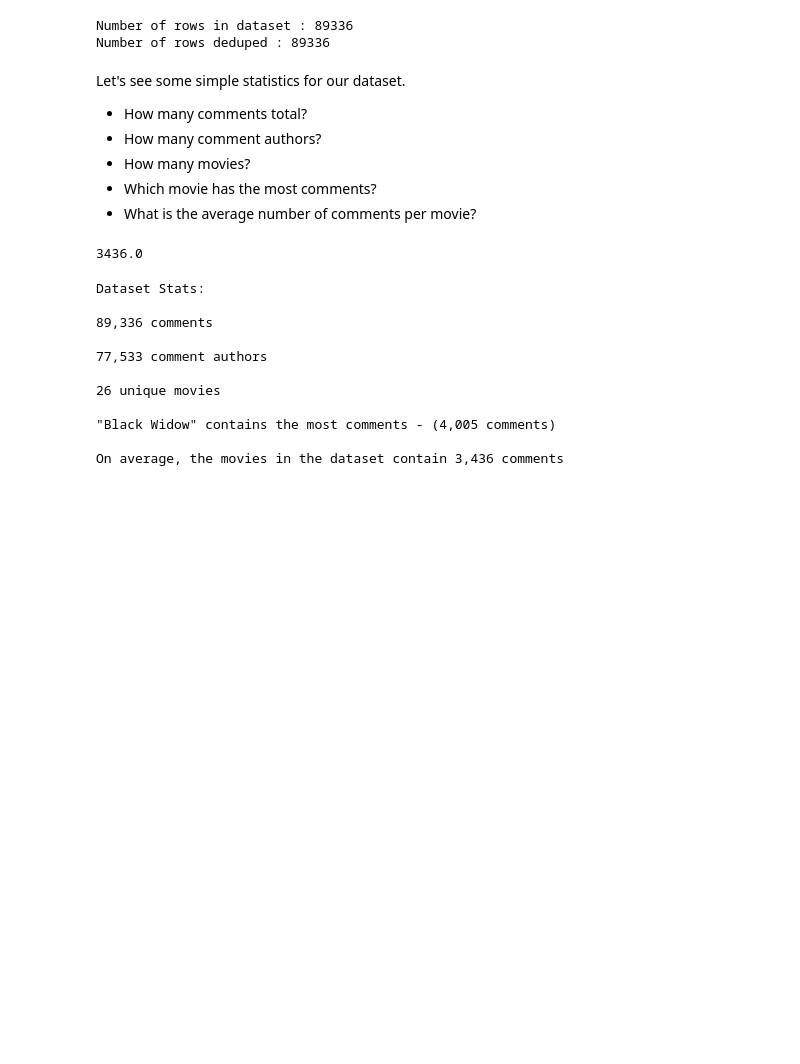
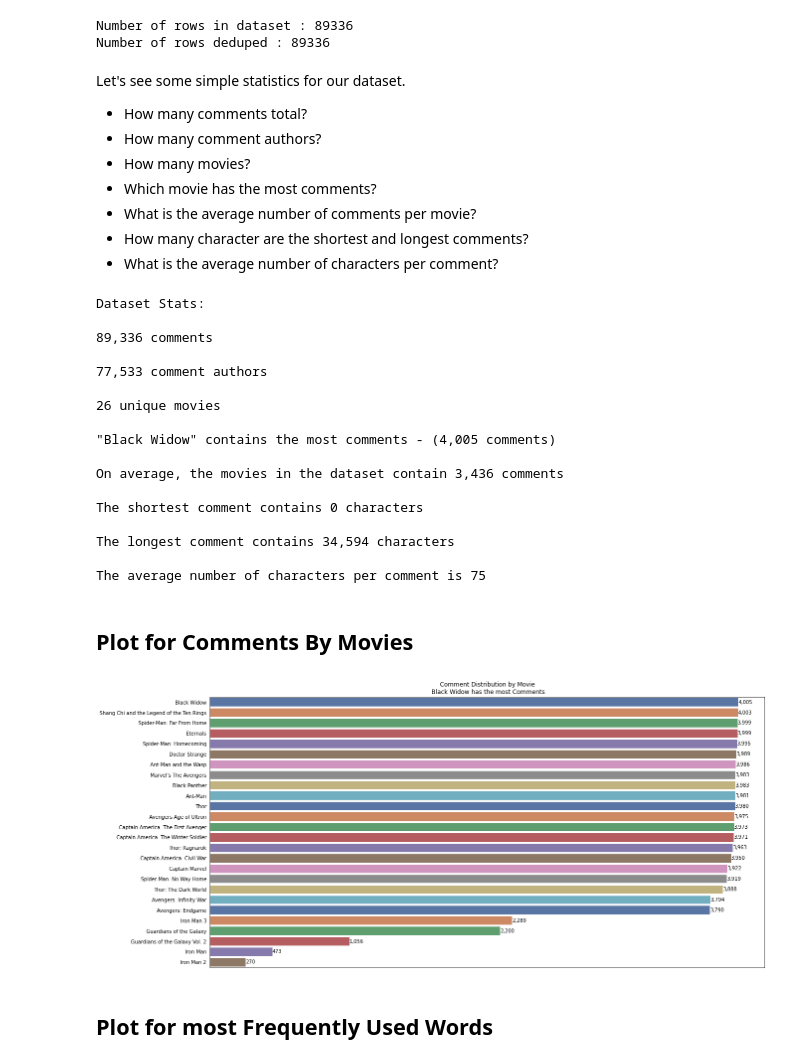
Before and after one commit to knolasco/Intro_to_NLP, a Jupyter notebook: Marvel_Ratings/marvel_ratings.ipynb, the cells around one changed output. Drawn from its saved outputs; the diff is of its cells as text; code cells hidden in the pictures; blank space fills up the shorter version.

Commit message:
cleaning comments, adding word cloud and most frequent words

```diff
--- a/Marvel_Ratings/marvel_ratings.ipynb
+++ b/Marvel_Ratings/marvel_ratings.ipynb
@@ -72,11 +79,8 @@ Let's see some simple statistics for our dataset.
 - How many movies?
 - Which movie has the most comments?
 - What is the average number of comments per movie?
+- How many character are the shortest and longest comments?
+- What is the average number of characters per comment?
-# %%
-avg_number_of_comments = df_comments.groupby(by = 'MovieName').size().mean()
-avg_number_of_comments
-# %% [output]
-3436.0
 # %%
 # answering the questions above
 n_comments = df_comments.shape[0]
@@ -86,6 +90,9 @@ movie_with_most_comments, most_comments_count = df_comments.groupby(by = 'MovieN
     .sort_values(ascending = False).reset_index(name = 'comment_count').iloc[0].values
 avg_number_of_comments = int(df_comments.groupby(by = 'MovieName').size().mean())
 
+df_comments['comment_length'] = df_comments['OriginalComment'].apply(lambda comment: len(comment))
+shortest_comment_len, longest_comment_len, avg_comment_len = df_comments['comment_length'].min(), df_comments['comment_length'].max(), df_comments['comment_length'].mean()
+
 print("""
 Dataset Stats:\n
 {:,} comments\n
@@ -93,8 +100,13 @@ Dataset Stats:\n
 {} unique movies\n
 "{}" contains the most comments - ({:,} comments)\n
 On average, the movies in the dataset contain {:,} comments\n
-""".format(n_comments, n_comment_authors, n_movies, movie_with_most_comments, most_comments_count, avg_number_of_comments))
-print('')
+The shortest comment contains {} characters\n
+The longest comment contains {:,} characters\n
+The average number of characters per comment is {:,.0f}\n
+""".format(n_comments, n_comment_authors, n_movies, \
+    movie_with_most_comments, most_comments_count, \
+        avg_number_of_comments, shortest_comment_len,\
+            longest_comment_len, avg_comment_len))
 # %% [output]
 Dataset Stats:
 
@@ -107,3 +119,36 @@ Dataset Stats:
 "Black Widow" contains the most comments - (4,005 comments)
 
 On average, the movies in the dataset contain 3,436 comments
+
+The shortest comment contains 0 characters
+
+The longest comment contains 34,594 characters
+
+The average number of characters per comment is 75
+# %% [markdown]
+## Plot for Comments By Movies
+# %%
+# function to help plot
+def create_plots(rows = 1, cols = 1):
+    fig, axs = plt.subplots(rows, cols)
+    fig.set_size_inches(20,10)
+    return fig, axs
+
+def clean_plot(fig, axs, g, title):
+    """
+    remove ticks, add title, add counts above bars, remove grid lines
+    """
+    plt.tick_params(left = False, bottom = False , labelbottom = False)
+    g.set(ylabel = None, xlabel = None, title = title)
+    g.bar_label(g.containers[0], labels = ['{:,.0f}'.format(val) for val in g.containers[0].datavalues])
+    axs.grid(False)
+
+fig, axs = create_plots()
+g = sns.countplot(data = df_comments, y = 'MovieName', order = df_comments['MovieName'].value_counts().index, \
+    palette = 'deep')
+clean_plot(fig, axs, g, 'Comment Distribution by Movie\n Black Widow has the most Comments')
+plt.show()
+# %% [output]
+[figure, added]
+# %% [markdown]
+## Plot for most Frequently Used Words
```
Also changed, not shown: parts of 14 cells of this notebook.
